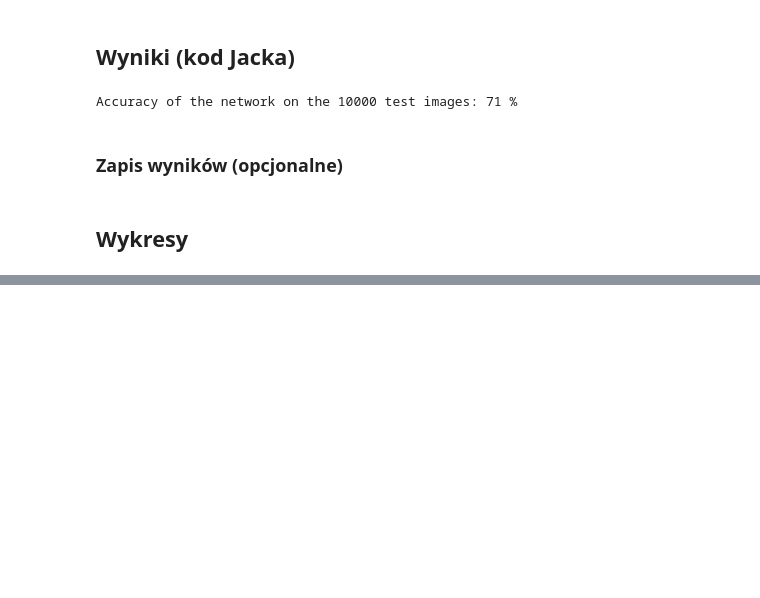
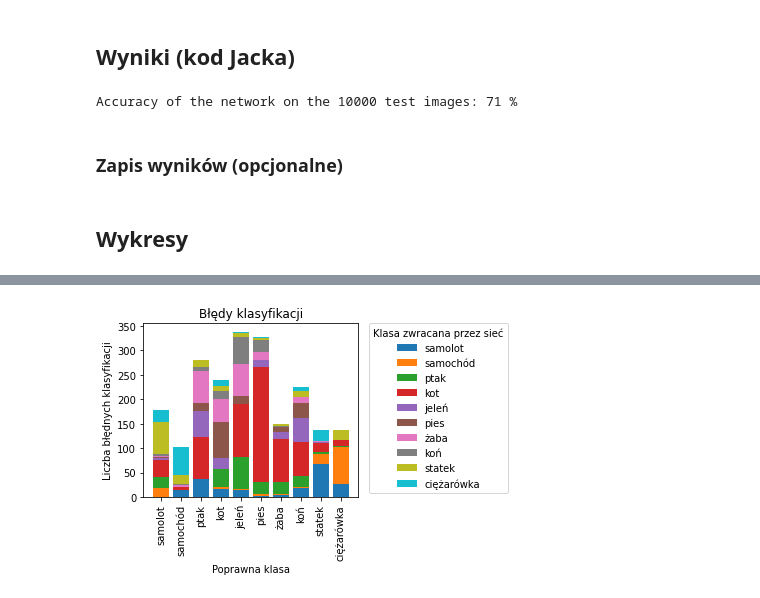
Before and after one commit to gvnbleid/2020-GUM, a Jupyter notebook: MGU_Projekt_2.ipynb, the cells around one changed output, grey strips where cells are left out. Drawn from its saved outputs; the diff is of its cells as text; code cells hidden in the pictures; blank space fills up the shorter version.

```diff
--- a/MGU_Projekt_2.ipynb
+++ b/MGU_Projekt_2.ipynb
@@ -662 +679,5 @@ visualise_errors_by_class(classify_table)
+# %%
+visualise_errors_by_class(classify_table, True, BASE_DIR + 'vgg-errors_by_class.png')
+# %% [output]
+[figure, added]
 # %%
```
Also changed, not shown: parts of 9 cells of this notebook.
